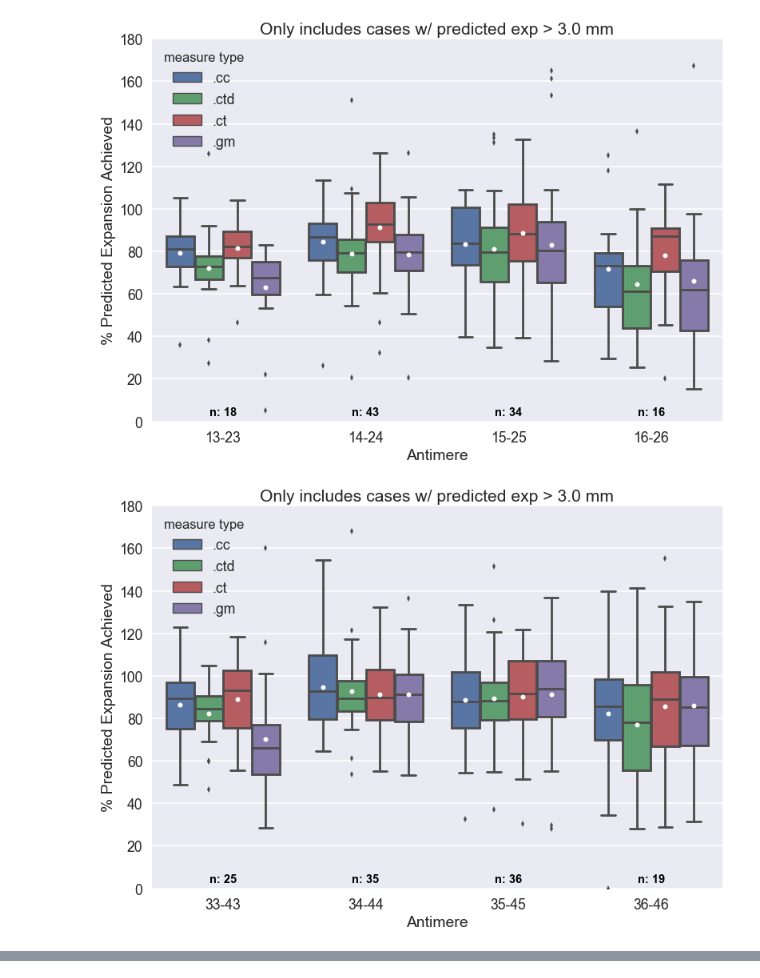
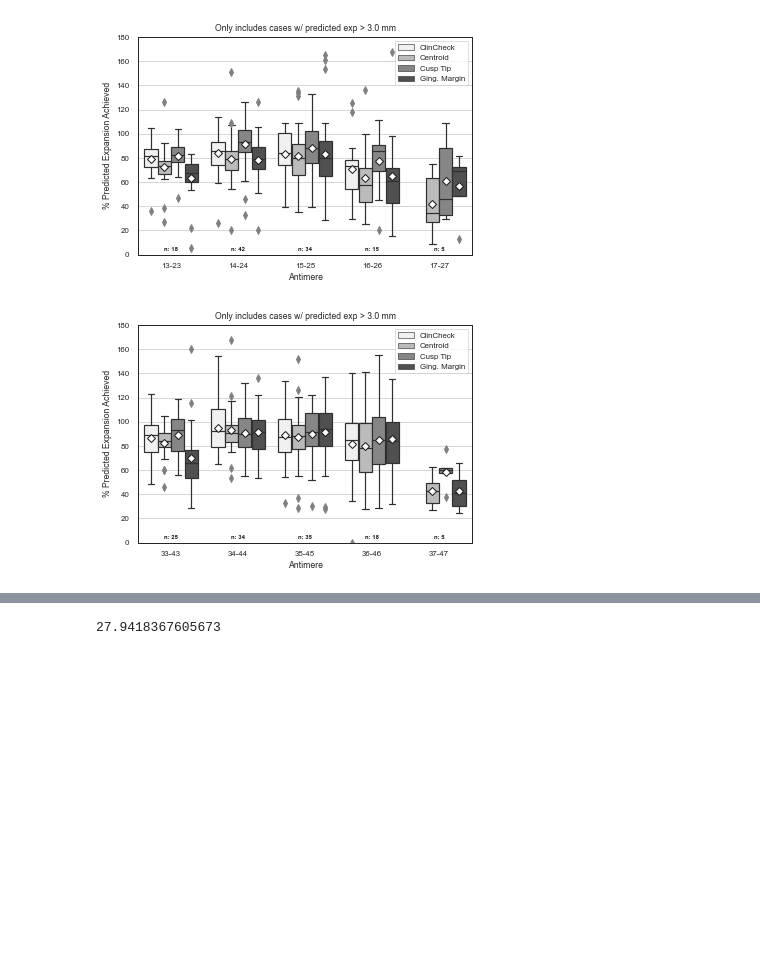
Before and after one commit to richard-tien/PROJ174, a Jupyter notebook: box-plots.ipynb, the cells around one changed output, grey strips where cells are left out. Saved outputs shown, nothing was run; the diff lists cells and outputs as text; code cells hidden in the pictures; blank space fills up the shorter version.

Commit message:
fixed statsmodel error

```diff
--- a/box-plots.ipynb
+++ b/box-plots.ipynb
@@ -12,7 +14,7 @@ def get_antimere_df(df, full_antimere, threshold, material, constant_n_obs):
         threshold:
         constant_n_obs:
     Returns:
-        DataFrame with 4x columns – 'antimere', '%acc', 'material', 'measure type'
+        DataFrame with 4x columns – 'antimere', '%acc', 'material', 'measure_type'
     '''
 
     measure_type = re.search('\.\w+', full_antimere).group()
@@ -26,12 +28,12 @@ def get_antimere_df(df, full_antimere, threshold, material, constant_n_obs):
         else:
             l = ['%s%s %%acc' % (antimere, x) for x in MEASURE_TYPES] # e.g. ['13-23.cc %acc', '13-23.ctd %acc', '13-23.ct %acc', '13-23.gm %acc']
 
-        amDf = getThresholdDf(df, False, threshold, material)[l].dropna() #df with 4 columns of %acc for xx-xx.ctd/.cc/.gm/.ct all above threshold; dropna() means NaN values in any measure type will cause all measure types to be excluded
+        amDf = getThresholdDf(df, False, threshold, material)[l].dropna() #df with 4 columns of %acc for xx-xx.ctd/.cc/.gm/.ct all above threshold; dropna() means NaN values in any measure_type will cause all measure_types to be excluded
         amDf = pd.DataFrame(amDf[full_antimere]) # df with 1 column 'xx-xx.xx %acc'
     amDf = amDf.rename(columns = lambda x: str(x)[-4:]) # df with 1 column '%acc'
     amDf['antimere'] = antimere
     amDf['material'] = material
-    amDf['measure type'] = measure_type
+    amDf['measure_type'] = measure_type
 
     return amDf
 # %%
@@ -47,18 +49,18 @@ def boxPlot(df, measure_type, threshold, material, constant_n_obs=True):
         material:
         constant_n_obs:
             True –
-                n is equal for each antimere across different measure types
+                n is equal for each antimere across different measure_types
                 (e.g. if pt 111 has NaN value for 16-26.ctd, then will
                 exclude 16-26.gm/.ct/.cc measurements)
             False –
                 includes all cases screened by other parameters (threshold)
                 mainly, if NaN value exists for xx-xx.ctd, this does not impact
-                whether other measure types of xx-xx are included.
+                whether other measure_types of xx-xx are included.
     '''
 
     pp = PdfPages(os.path.join(OUTPUT_DIR, 'boxplots/boxplots-%s%s.pdf' % (material, measure_type)))
 
-    sns.set('poster', font_scale=1.1)
+    sns.set('paper', font_scale=0.9)
 #     sns.set_style('whitegrid', {'grid.linestyle':'--'})
 #     sns.set_style('ticks', {'xtick.color':'0',
 #                            'ytick.color':'0'})
@@ -102,7 +104,7 @@ def boxPlot(df, measure_type, threshold, material, constant_n_obs=True):
     ax.set_xlabel("Antimere")
     ax.set_ylabel("% Predicted Expansion Achieved")
 
-    sns.plt.show()
+    plt.show()
     pp.savefig(f, bbox_inches="tight")
     pp.close()
     return
@@ -117,3 +119,6 @@ for measure_type in MEASURE_TYPES:
+# %%
+amDf = get_antimere_df(df, '13-23.ctd %acc', 3, 'LD30', True).head()
+amDf2 = get_antimere_df(df, '13-23.ct %acc', 3, 'LD30', True).head()
 # %%
 def multi_measures_grouped_boxplot(df, threshold, material, constant_n_obs=True):
     '''Grouped Boxplot: %Accuracy vs Antimere grouped by material (LD30 vs EX30), for a given measure_type;
@@ -121,9 +126,9 @@ def multi_measures_grouped_boxplot(df, threshold, material, constant_n_obs=True)
     Also outputs .PDF of data.'''
 
     # sns.set('poster', font_scale=1.1)
-    sns.set('poster', style='white', font_scale=1.1)
+    sns.set_theme('paper', style='white', font_scale=0.9)
 
-    newDf = pd.DataFrame(columns = ['%acc', 'antimere', 'measure type'])
+    newDf = pd.DataFrame(columns = ['%acc', 'antimere', 'measure_type'])
 
     for measure_type in MEASURE_TYPES:
         for i, j in zip([1, 3], [2, 4]):
@@ -132,7 +137,7 @@ def multi_measures_grouped_boxplot(df, threshold, material, constant_n_obs=True)
             ######## CHANGE THIS IF U WANT TO INCLUDE 7s
             ######## for toothNum in range(3, 8):
 
-            for toothNum in range(3, 7):
+            for toothNum in range(3, 8):
 
                 if measure_type == '.cc' and toothNum == 7:
                     continue
@@ -141,7 +146,7 @@ def multi_measures_grouped_boxplot(df, threshold, material, constant_n_obs=True)
                 full_antimere = '%s%s-%s%s%s %%acc' % (i, toothNum, j, toothNum, measure_type)
 
                 amDf = get_antimere_df(df, full_antimere, threshold, material, constant_n_obs)
-                newDf = pd.concat([newDf, amDf], ignore_index=True)
+                newDf = pd.concat([newDf, amDf], ignore_index=False, sort=False)
 
     mxArch = '13-23|14-24|15-25|16-26|17-27' #['13-23','14-24','15-25','16-26','17-27']
     mdArch = '33-43|34-44|35-45|36-46|37-47' #['33-43','34-44','35-45','36-46','37-47']
@@ -164,7 +169,7 @@ def multi_measures_grouped_boxplot(df, threshold, material, constant_n_obs=True)
 
 
         sns.set_context(rc={'lines.markeredgewidth': 1.5}) ## This must be here else there are no marker edges
-        ax = sns.boxplot(x='antimere', y='%acc', hue='measure type', data=archDf, showmeans=True, color='#505050',
+        ax = sns.boxplot(x='antimere', y='%acc', hue='measure_type', data=archDf, showmeans=True, color='#505050',
                          meanprops={'marker':'D',"markerfacecolor":"w", 'markeredgecolor':'k'},
                          flierprops={'marker':'d', 'markerfacecolor':'grey', 'markeredgecolor':'grey'}
                         )
@@ -173,7 +178,7 @@ def multi_measures_grouped_boxplot(df, threshold, material, constant_n_obs=True)
         # Calculate number of obs & median to position labels
         medians = archDf.groupby(['antimere'])['%acc'].median().values
         nobs = archDf.groupby(['antimere'])['%acc'].count().values.tolist() # gives total n (i.e. n×4 for each measure_type or n×3 for 2nd molars)
-        nMeasures = archDf.groupby(['antimere'])['measure type'].nunique().tolist()
+        nMeasures = archDf.groupby(['antimere'])['measure_type'].nunique().tolist()
         nobs = [str(int(x/y)) for x, y in zip(nobs, nMeasures)]
         nobs = ["n: " + i for i in nobs]
         # Add it to the plot
@@ -185,46 +190,41 @@ def multi_measures_grouped_boxplot(df, threshold, material, constant_n_obs=True)
             ax.text(pos[tick], 3, nobs[tick],
             horizontalalignment='center', size='x-small', color='k', weight='semibold')
 
         ## formatting
         ax.yaxis.set_major_locator(MultipleLocator(20))
         ax.yaxis.set_minor_locator(MultipleLocator(10))
         ax.set_ylim((0, 180)) ### REMOVE LATER
         ax.yaxis.grid(True)
 
         # Set titles
         ax.axes.set_title("Only includes cases w/ predicted exp > %s mm" % (threshold))
         ax.set_xlabel("Antimere")
         ax.set_ylabel("% Predicted Expansion Achieved")
 
         # Set legends
         new_labels = ['ClinCheck', 'Centroid', 'Cusp Tip', 'Ging. Margin']
         for t, l in zip(ax.legend().get_texts(), new_labels): t.set_text(l)
 
-        sns.plt.show()
+        plt.show()
 
         pp.savefig(f, bbox_inches="tight")
         pp.close()
 
-    archDf = pd.concat(archDfs, ignore_index=True)
+    archDf = pd.concat(archDfs, ignore_index=False, sort=False)
+    archDf['id'] = archDf.index
 
     # print whether ANOVA yields significant differences
     for antimere in ANTIMERES:
-        b = archDf[(archDf['measure type'] == '.ct') & (archDf['antimere'] == antimere)]['%acc']
-        c = archDf[(archDf['measure type'] == '.ctd') & (archDf['antimere'] == antimere)]['%acc']
-        d = archDf[(archDf['measure type'] == '.gm') & (archDf['antimere'] == antimere)]['%acc']
-        if '7' not in antimere:
-            a = archDf[(archDf['measure type'] == '.cc') & (archDf['antimere'] == antimere)]['%acc']
-            p = stats.f_oneway(a, b, c, d)[1]
-        else:
-            p = stats.f_oneway(b, c, d)[1]
-        if p < 0.05:
-            print('*Antimere: %s; ANOVA p: %s' % (antimere, p))
-        else:
-            print('Antimere: %s; ANOVA p: %s' % (antimere, p))
+
+        amDf = archDf[archDf['antimere'] == antimere]
+        aovrm = statsmodels.stats.anova.AnovaRM(amDf, '%acc', 'id', within=['measure_type'])
+        res = aovrm.fit()
+
+        print('Antimere: %s\n%s\n' % (antimere, res.anova_table))
 
     return archDf
 
 archDf = multi_measures_grouped_boxplot(df, THRESHOLD, 'LD30')
 # %% [output]
-[figure, old version]
+[figure, new version]
-[figure, old version]
+[figure, new version]
@@ -253 +248,5 @@ Antimere: 37-47; ANOVA p: nan
+# %%
+stats.iqr(getColumn(df, '16-26.ctd %acc', 3, 'LD30', True))
+# %% [output]
+27.9418367605673
 # %%
```
Also changed, not shown: parts of 7 cells of this notebook.
